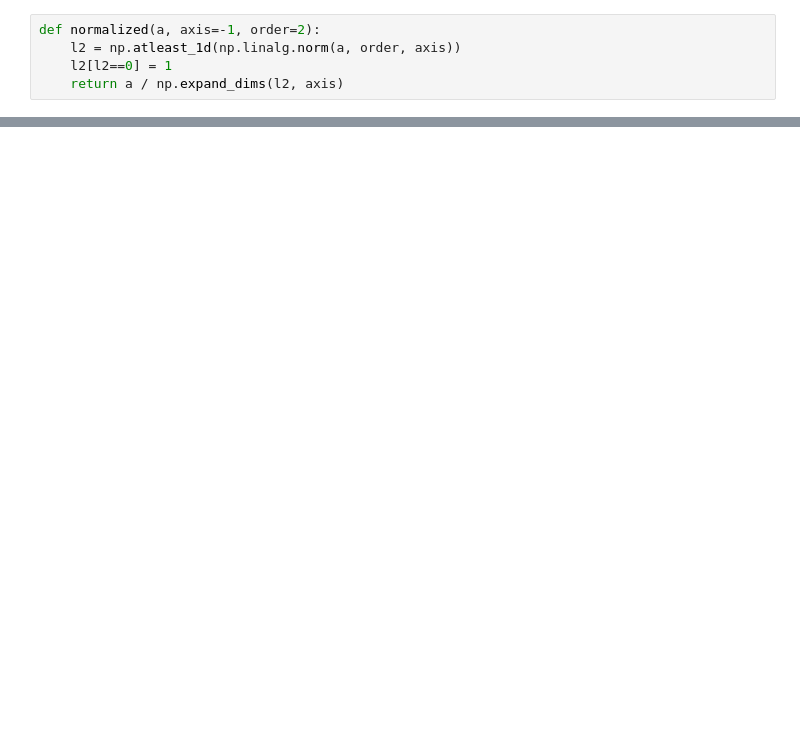
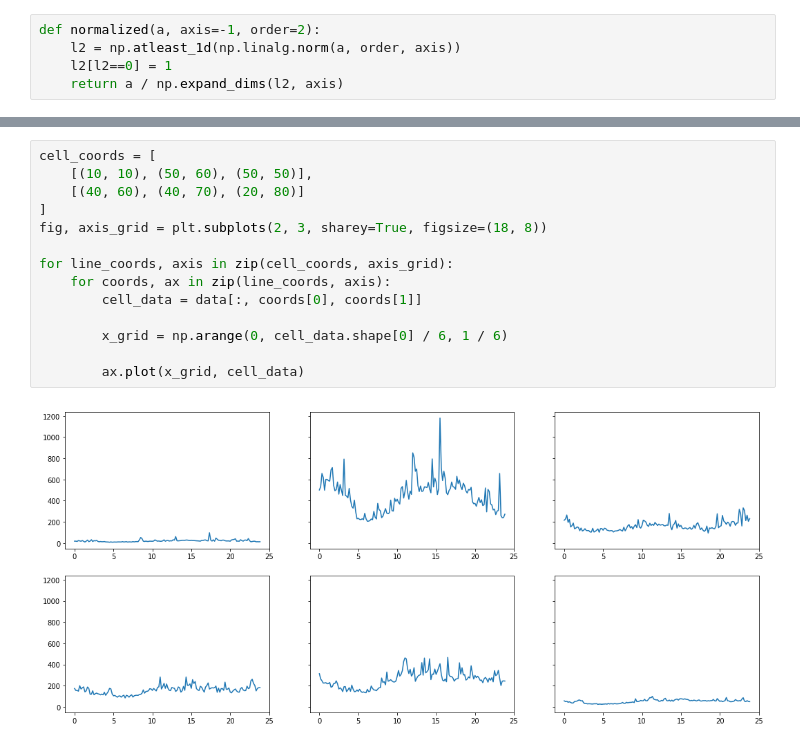
Before and after one commit to dzhv/Spatio-Temporal-mobile-traffic-forecasting, a Jupyter notebook: notebooks/data_exploration.ipynb, the cells around one changed output, grey strips where cells are left out. Drawn from its saved outputs; the diff is of its cells as text; blank space fills up the shorter version.

```diff
--- a/notebooks/data_exploration.ipynb
+++ b/notebooks/data_exploration.ipynb
@@ -37,0 +38,16 @@ plt.show()
+# %%
+cell_coords = [
+    [(10, 10), (50, 60), (50, 50)],
+    [(40, 60), (40, 70), (20, 80)]
+]
+fig, axis_grid = plt.subplots(2, 3, sharey=True, figsize=(18, 8))
+
+for line_coords, axis in zip(cell_coords, axis_grid):
+    for coords, ax in zip(line_coords, axis):
+        cell_data = data[:, coords[0], coords[1]]
+
+        x_grid = np.arange(0, cell_data.shape[0] / 6, 1 / 6)
+
+        ax.plot(x_grid, cell_data)
+# %% [output]
+[figure, added]
```
Also changed, not shown: parts of 3 cells of this notebook.
